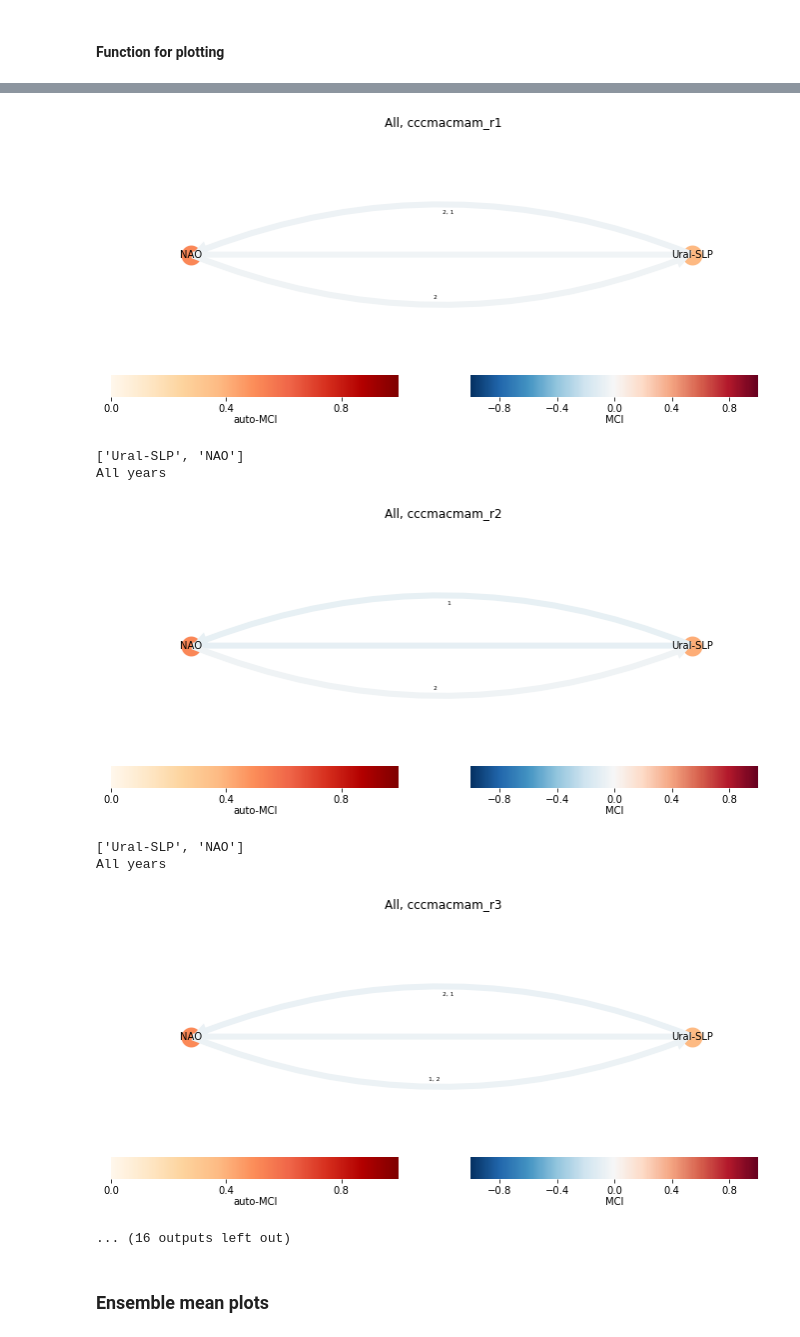
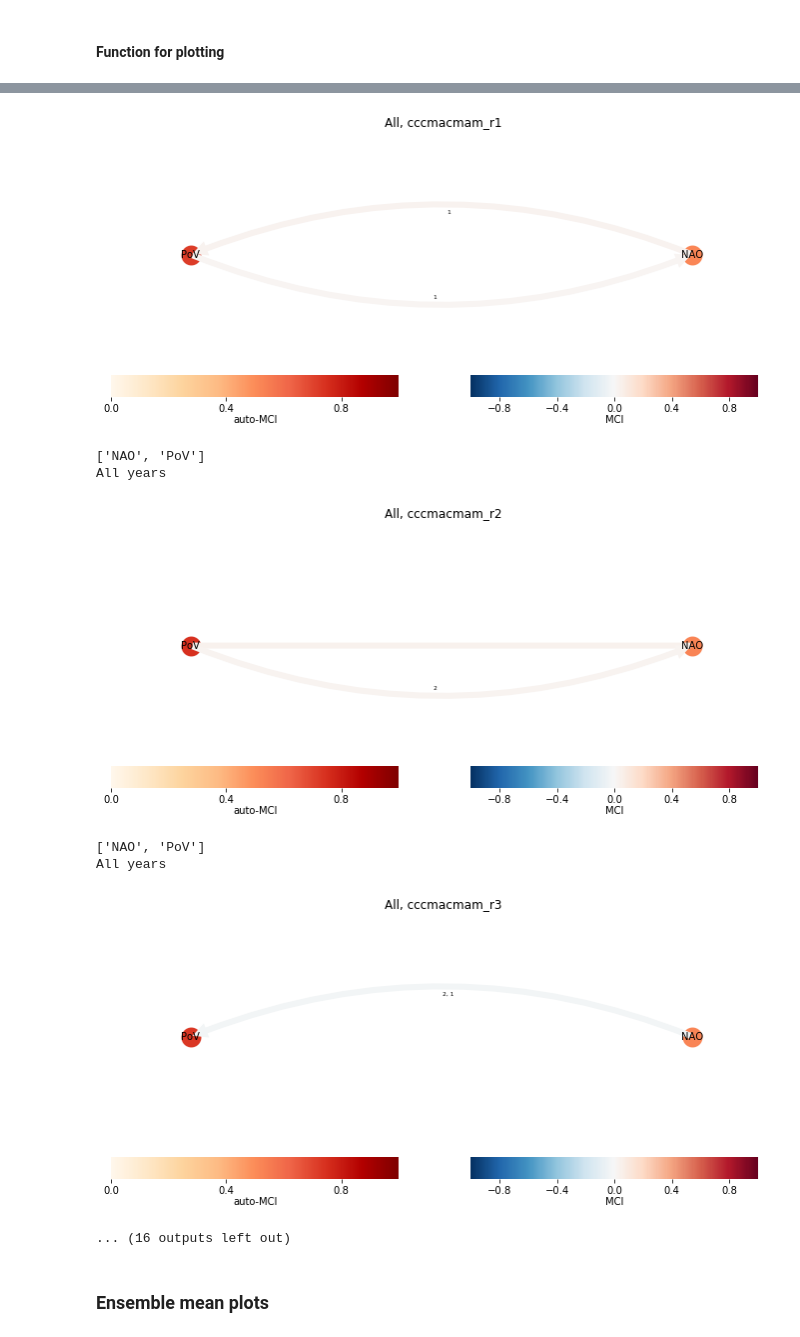
Before and after one commit to nltyrrell/qboicen_ipynb, a Jupyter notebook: ensemble_QBOi_CEN_Exp1_day.ipynb, the cells around one changed output, grey strips where cells are left out. Drawn from its saved outputs; the diff is of its cells as text; code cells hidden in the pictures.

```diff
--- a/ensemble_QBOi_CEN_Exp1_day.ipynb
+++ b/ensemble_QBOi_CEN_Exp1_day.ipynb
@@ -266,27 +261,0 @@ View EOF pattern to see sign. If the blob around 40-50N is negative, then the NA
-# %%
-mlist = [['erai','r1'],
-         ['CAM','r1i1p1'],['CAM','r2i1p1'],['CAM','r3i1p1'],
-         ['CCCmaCMAM','r1i1p1'],['CCCmaCMAM','r2i1p1'],['CCCmaCMAM','r3i1p1'],
-         ['ISAC-CNRECHAM5sh','r1i1p1'],
-         ['MIROCMIROC-ESM','r1i1p1'],['MIROCMIROC-ESM','r2i1p1'],['MIROCMIROC-ESM','r3i1p1'],
-         ['MIROCMIROC-AGCM','r1i1p1'],['MIROCMIROC-AGCM','r2i1p1'],['MIROCMIROC-AGCM','r3i1p1'],
-         ['MOHCUMGA7','r2i1p1'],['MOHCUMGA7','r3i1p1'],['MOHCUMGA7','r4i1p1'],
-         ['MRIMRI-ESM2','r1i1p1'],
-         ['WACCM','r1i1p1'],['WACCM','r2i1p1'],['WACCM','r3i1p1'],
-         ['YonseiHadGEM2-A','r1i1p1'],
-         ['YonseiHadGEM2-AC','r1i1p2']]
-
-cmap = "RdBu_r"
-
-fig = plt.figure(figsize=(15,30))
-for j, m in enumerate(mlist):
-    imon_all = iris.load_cube('/home/tyrrell/research/qbo/qboi/cen_data/nao_eof1_mon_'+m[0]+'_QBOiExp1_'+m[1]+'_mon.nc')[0,::]
-    imon_all = imon_all.intersection(longitude=(-90,40))
-    iris.util.promote_aux_coord_to_dim_coord(imon_all,'longitude')
-    ax1 = fig.add_subplot(6,4,j+1) #,projection=NPS_proj)
-    #ax1.set_extent((-180, 180, 10, 90),crs=PC_proj); ax1.coastlines()
-    lat = imon_all.coord('latitude').points
-    lon = imon_all.coord('longitude').points
-    im = plt.contourf(lon,lat,imon_all.data,cmap=cmap) #,levels=tlevels,alpha=alpha,extend='max')
-    #ax1.gridlines(crs=PC_proj, linestyle='-')
-    plt.title(m[0]+' '+m[1],fontsize=15)
@@ -508,7 +475,7 @@ save_plot=False #True # set to True/False to save the plots to drive folder
 # var_select=['NAO','PoV','v_flux']
 
 var_select=['NAO','BK-SIC','EA-tas','PoV','Sib-SLP','Ural-SLP','v_flux']
-var_select=['Ural-SLP','NAO'] #,'PoV','v_flux']
+var_select=['NAO','PoV'] #,'PoV','v_flux']
 #var_select=['PoV','v_flux']
 
 
@@ -594,11 +561,11 @@ CCCMA
 All years
-[figure, old version]
+[figure, new version]
-['Ural-SLP', 'NAO']
+['NAO', 'PoV']
 All years
-[figure, old version]
+[figure, new version]
-['Ural-SLP', 'NAO']
+['NAO', 'PoV']
 All years
-[figure, old version]
+[figure, new version]
 ... (16 outputs left out)
 # %% [markdown]
 ### Ensemble mean plots
```
Also changed, not shown: parts of 4 cells of this notebook, 1 other file.
